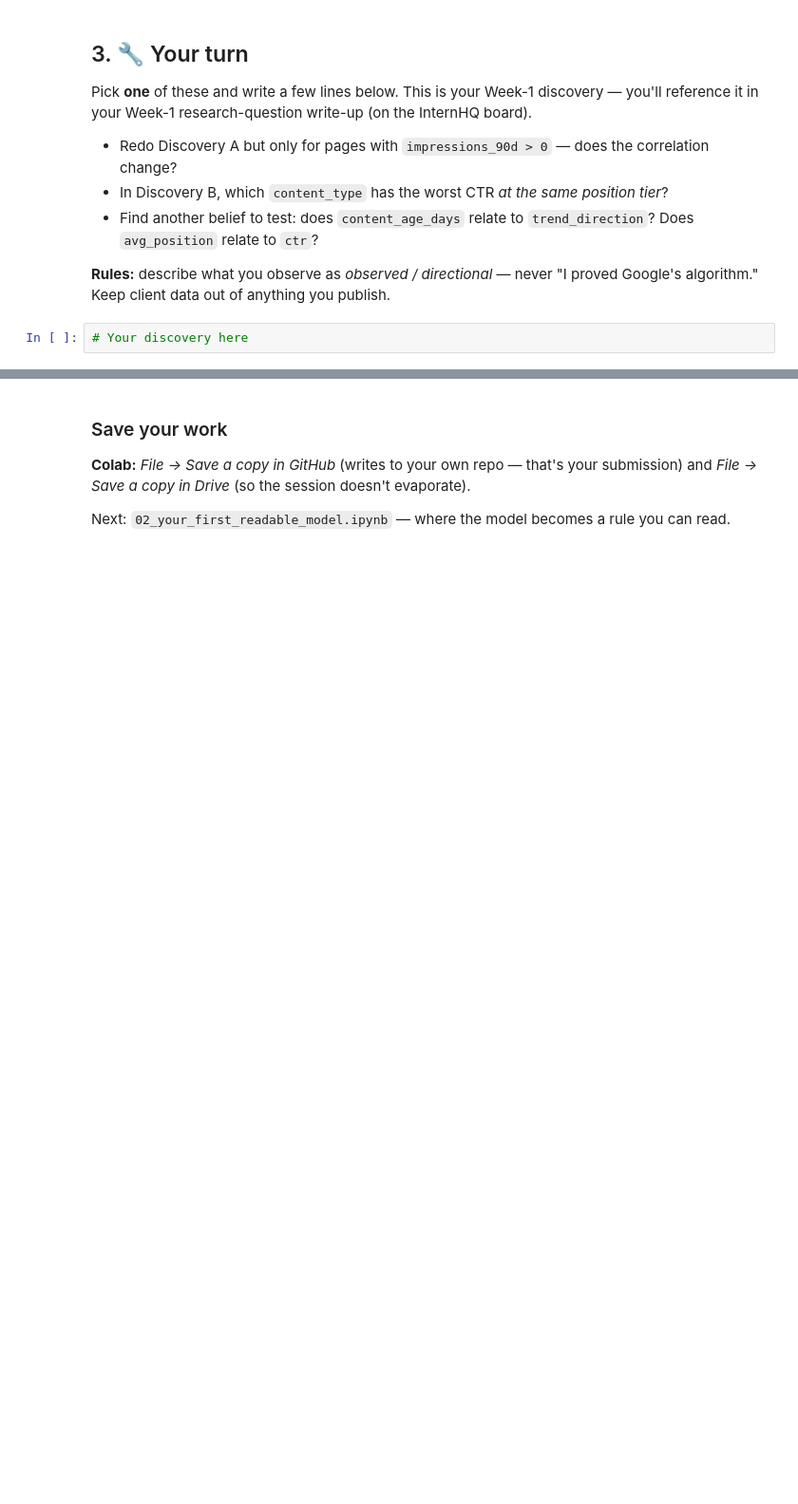
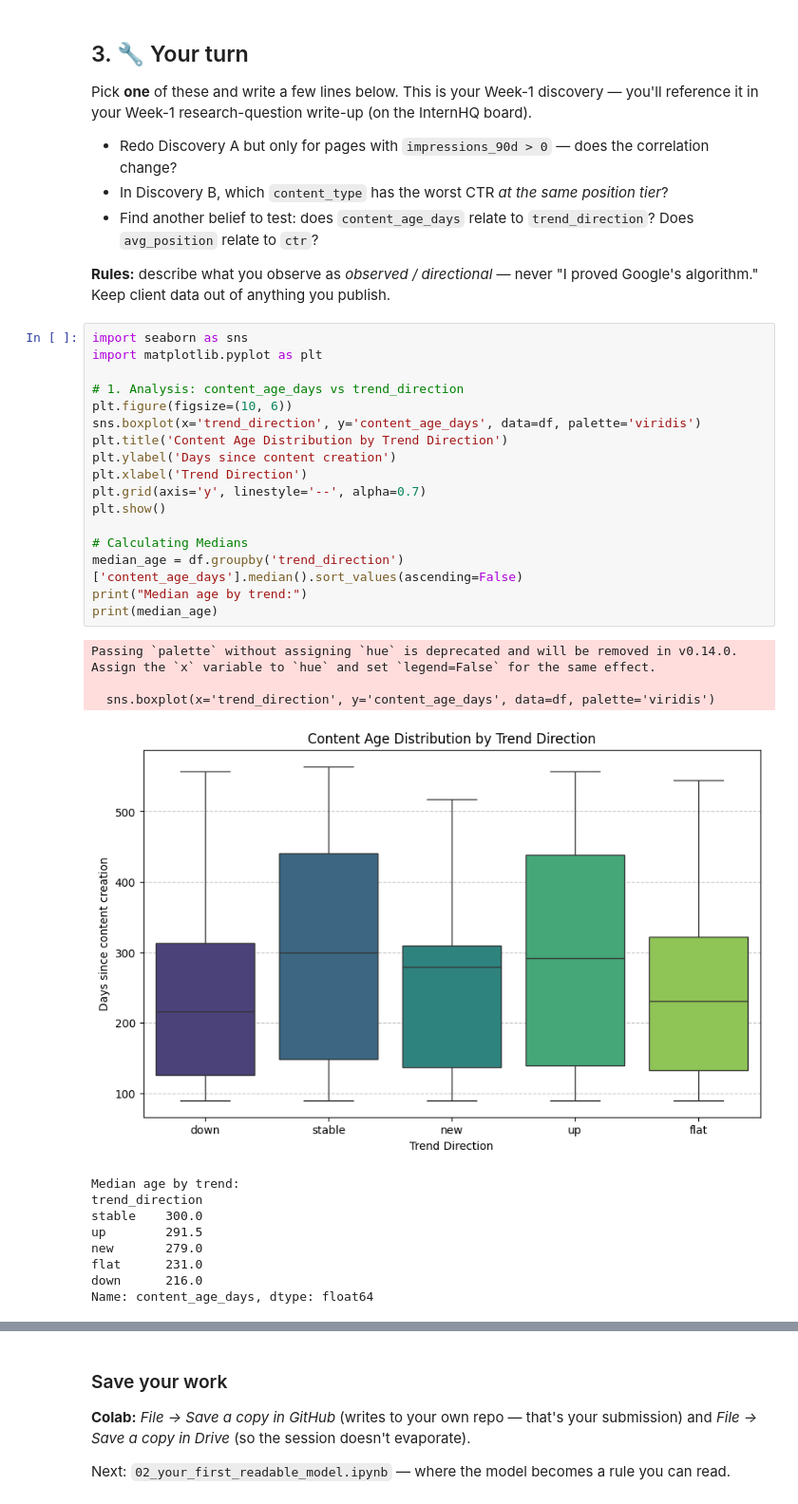
Before and after one commit to LucasPNunes1/flyrank-ml-internship-starter, a Jupyter notebook: notebooks/01_first_look_and_discovery.ipynb, the cells around one changed output, grey strips where cells are left out. Shown at 95% size. Saved outputs shown, nothing was run; the diff lists cells and outputs as text; blank space fills up the shorter version.

```diff
--- a/notebooks/01_first_look_and_discovery.ipynb
+++ b/notebooks/01_first_look_and_discovery.ipynb
@@ -97,5 +153,33 @@ Pick **one** of these and write a few lines below. This is your Week-1 discovery
 - Find another belief to test: does `content_age_days` relate to `trend_direction`? Does `avg_position` relate to `ctr`?
 
 **Rules:** describe what you observe as *observed / directional* — never "I proved Google's algorithm." Keep client data out of anything you publish.
-# %%
-# Your discovery here
+# %%
+import seaborn as sns
+import matplotlib.pyplot as plt
+
+# 1. Analysis: content_age_days vs trend_direction
+plt.figure(figsize=(10, 6))
+sns.boxplot(x='trend_direction', y='content_age_days', data=df, palette='viridis')
+plt.title('Content Age Distribution by Trend Direction')
+plt.ylabel('Days since content creation')
+plt.xlabel('Trend Direction')
+plt.grid(axis='y', linestyle='--', alpha=0.7)
+plt.show()
+
+# Calculating Medians
+median_age = df.groupby('trend_direction')['content_age_days'].median().sort_values(ascending=False)
+print("Median age by trend:")
+print(median_age)
+# %% [output]
+Passing `palette` without assigning `hue` is deprecated and will be removed in v0.14.0. Assign the `x` variable to `hue` and set `legend=False` for the same effect.
+
+  sns.boxplot(x='trend_direction', y='content_age_days', data=df, palette='viridis')
+[figure, added]
+Median age by trend:
+trend_direction
+stable    300.0
+up        291.5
+new       279.0
+flat      231.0
+down      216.0
+Name: content_age_days, dtype: float64
```
Also changed, not shown: parts of 10 cells of this notebook.
